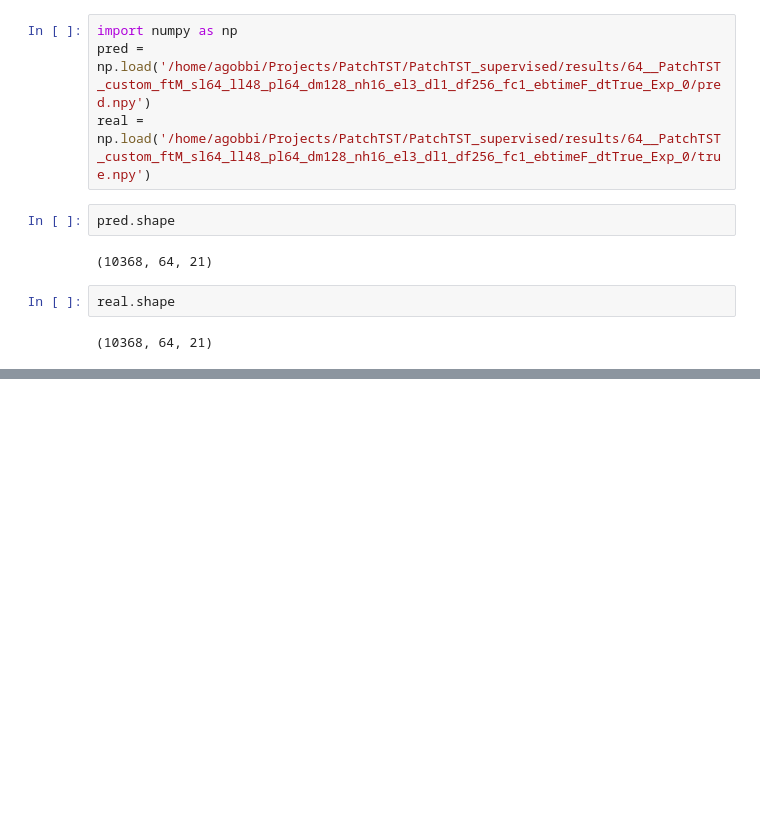
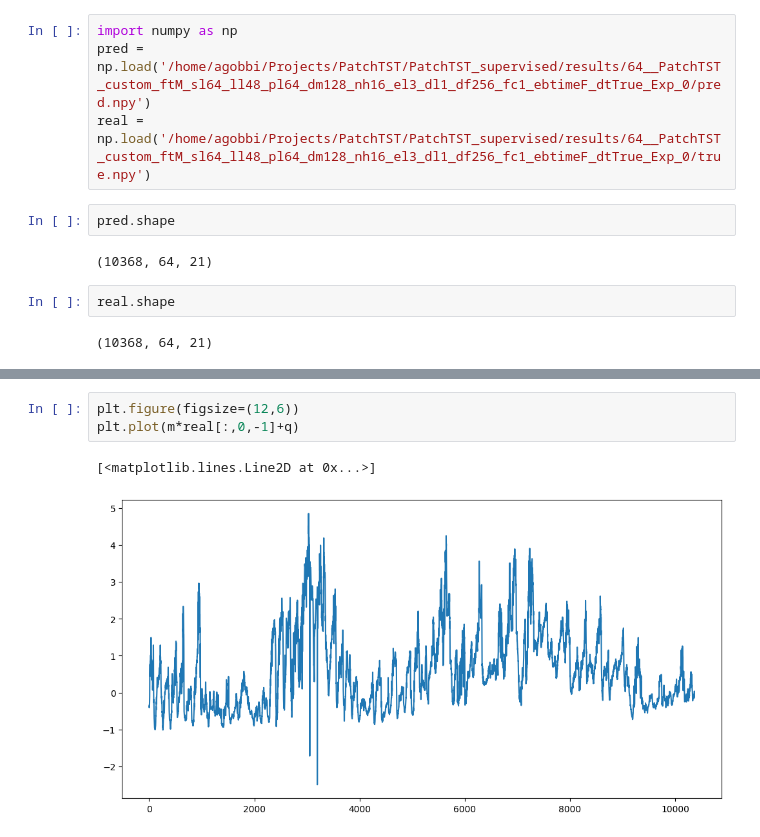
Before and after one commit to DSIP-FBK/DSIPTS, a Jupyter notebook: notebooks/Untitled.ipynb, the cells around one changed output, grey strips where cells are left out. Cells and saved outputs as stored; diff of their text form; blank space fills up the shorter version.

```diff
--- a/notebooks/Untitled.ipynb
+++ b/notebooks/Untitled.ipynb
@@ -190,0 +194,6 @@ pred[0].shape
+# %%
+plt.figure(figsize=(12,6))
+plt.plot(m*real[:,0,-1]+q)
+# %% [output]
+[<matplotlib.lines.Line2D at 0x...>]
+[figure, added]
```
Also changed, not shown: parts of 4 cells of this notebook, 3 other files.
